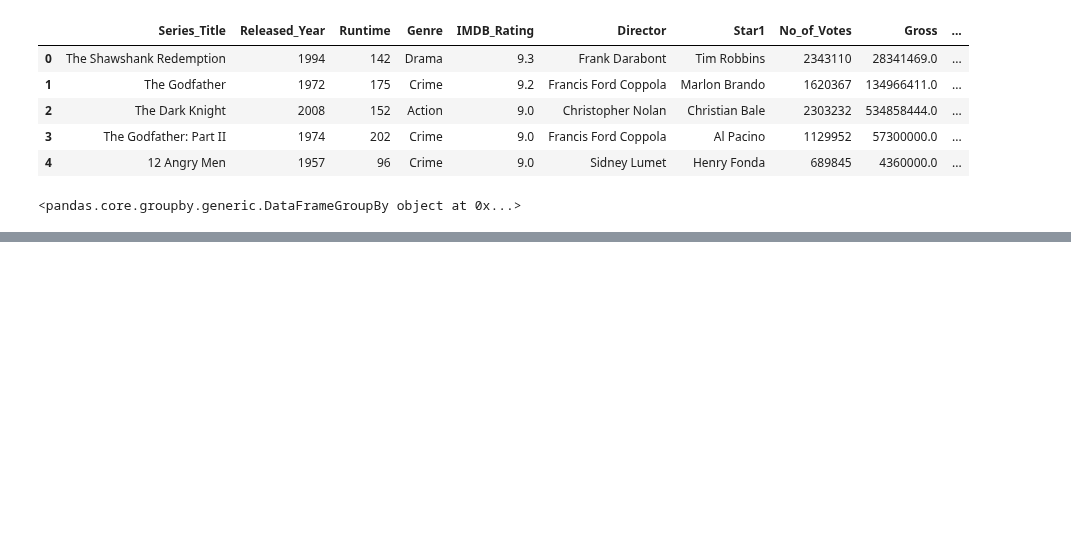
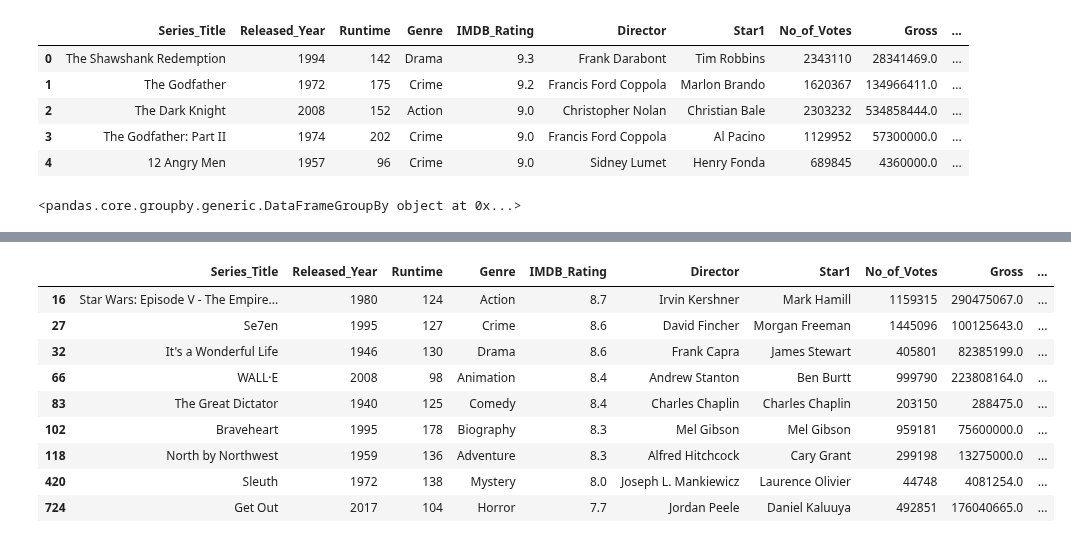
Before and after one commit to harsh2kum/Learning_Data_Science, a Jupyter notebook: Pandas/GroupByObjects.ipynb, the cells around one changed output, grey strips where cells are left out. Drawn from its saved outputs; the diff is of its cells as text; code cells hidden in the pictures; blank space fills up the shorter version.

```diff
--- a/Pandas/GroupByObjects.ipynb
+++ b/Pandas/GroupByObjects.ipynb
@@ -60,0 +165,17 @@ genres.std()
+# %%
+# first()/last() -> nth item
+genres = movies.groupby('Genre')
+genres.first()
+genres.last()
+genres.nth(6)
+# %% [output]
+|  | Series_Title | Released_Year | Runtime | Genre | IMDB_Rating | Director | Star1 | No_of_Votes | Gross | ... |
+| 16 | Star Wars: Episode V - The Empire... | 1980 | 124 | Action | 8.7 | Irvin Kershner | Mark Hamill | 1159315 | 290475067.0 | ... |
+| 27 | Se7en | 1995 | 127 | Crime | 8.6 | David Fincher | Morgan Freeman | 1445096 | 100125643.0 | ... |
+| 32 | It's a Wonderful Life | 1946 | 130 | Drama | 8.6 | Frank Capra | James Stewart | 405801 | 82385199.0 | ... |
+| 66 | WALL·E | 2008 | 98 | Animation | 8.4 | Andrew Stanton | Ben Burtt | 999790 | 223808164.0 | ... |
+| 83 | The Great Dictator | 1940 | 125 | Comedy | 8.4 | Charles Chaplin | Charles Chaplin | 203150 | 288475.0 | ... |
+| 102 | Braveheart | 1995 | 178 | Biography | 8.3 | Mel Gibson | Mel Gibson | 959181 | 75600000.0 | ... |
+| 118 | North by Northwest | 1959 | 136 | Adventure | 8.3 | Alfred Hitchcock | Cary Grant | 299198 | 13275000.0 | ... |
+| 420 | Sleuth | 1972 | 138 | Mystery | 8.0 | Joseph L. Mankiewicz | Laurence Olivier | 44748 | 4081254.0 | ... |
+| 724 | Get Out | 2017 | 104 | Horror | 7.7 | Jordan Peele | Daniel Kaluuya | 492851 | 176040665.0 | ... |
```
Also changed, not shown: parts of 12 cells of this notebook.
